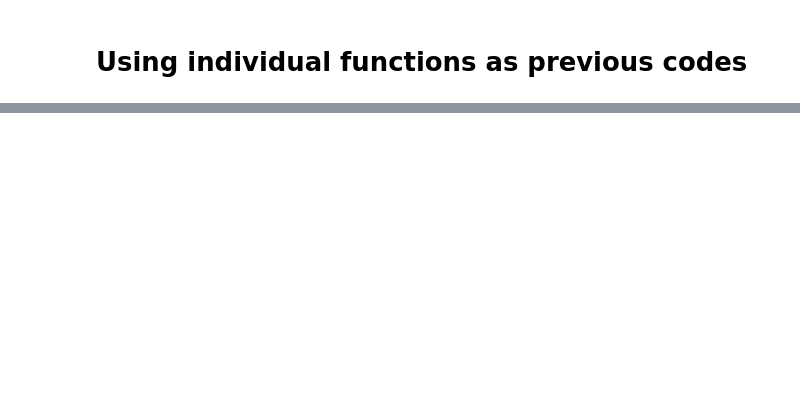
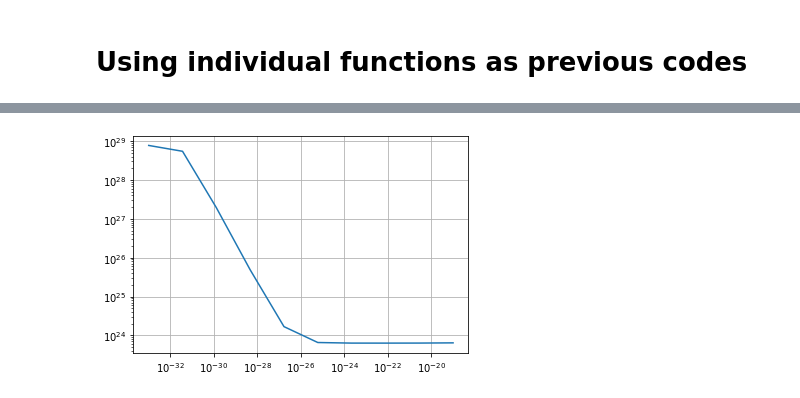
Before and after one commit to Ritabik/Darkmatter_annihilation, a Jupyter notebook: J_factor_reconstruction.ipynb, the cells around one changed output, grey strips where cells are left out. Drawn from its saved outputs; the diff is of its cells as text; code cells hidden in the pictures; blank space fills up the shorter version.

```diff
--- a/J_factor_reconstruction.ipynb
+++ b/J_factor_reconstruction.ipynb
@@ -239,0 +550,12 @@ AttributeError: 'MWDensity' object has no attribute 'calculate_density'
+# %%
+J_outer6 = []
+for i in range(len(psi_Rs_to_Rsat)):
+    J_outer = 0
+    for j in range(len(psi_Rs_to_Rsat[i])):
+        r_func = lambda l,psi:np.sqrt(max(0.01,r0**2 - 2 * r0 * l * np.cos(psi) + l**2))
+        integrand_outer6 = lambda l: nfw_halo(r_func(l,psi_Rs_to_Rsat[i][j]), rs, rhos)**2 * np.sin(psi_Rs_to_Rsat[i][j]) * 2* np.pi * 3.08e21
+        integral6 = quad(integrand_outer6,l_R6[i][j],l_Rsp5[i][j])[0]
+        J_outer += integral6
+    J_outer6.append(J_outer)
+
+J_outer6
@@ -239,0 +573,9 @@ AttributeError: 'MWDensity' object has no attribute 'calculate_density'
+# %%
+J_outer7 = 0
+for i in range(len(psi_Rs)):
+    r_func = lambda l,psi:np.sqrt(max(0.01,r0**2 - 2 * r0 * l * np.cos(psi) + l**2))
+    integrand_outer7 = lambda l: nfw_halo(r_func(l,psi_Rs[i]), rs, rhos)**2 * np.sin(psi_Rs[i]) * 2* np.pi * 3.08e21
+    integral7 = quad(integrand_outer7,l_R7[i],l_Rsp6[i])[0]
+    J_outer7 += integral7
+
+J_outer7
@@ -239,0 +584,7 @@ AttributeError: 'MWDensity' object has no attribute 'calculate_density'
+# %%
+J_outer_region = []
+for i in range(len(J_outer2)):
+    J_outer = J_outer1 + J_outer2[i] + J_outer3[i] + J_outer4[i] + J_outer5[i] + J_outer6[i] + J_outer7
+    J_outer_region.append(J_outer)
+
+J_outer_region
@@ -239,0 +604,5 @@ AttributeError: 'MWDensity' object has no attribute 'calculate_density'
+# %%
+J = []
+for i in range(len(J_inner_1st_region)):
+    J_factor = J_inner_1st_region[i]+J_inner_2nd_region[i] + J_outer_region[i]
+    J.append(J_factor)
@@ -239,0 +622,8 @@ AttributeError: 'MWDensity' object has no attribute 'calculate_density'
+# %%
+plt.plot(sigma_v,J)
+plt.xscale('log')
+plt.yscale('log')
+plt.grid()
+plt.show()
+# %% [output]
+[figure, added]
```
Also changed, not shown: parts of 53 cells of this notebook.
